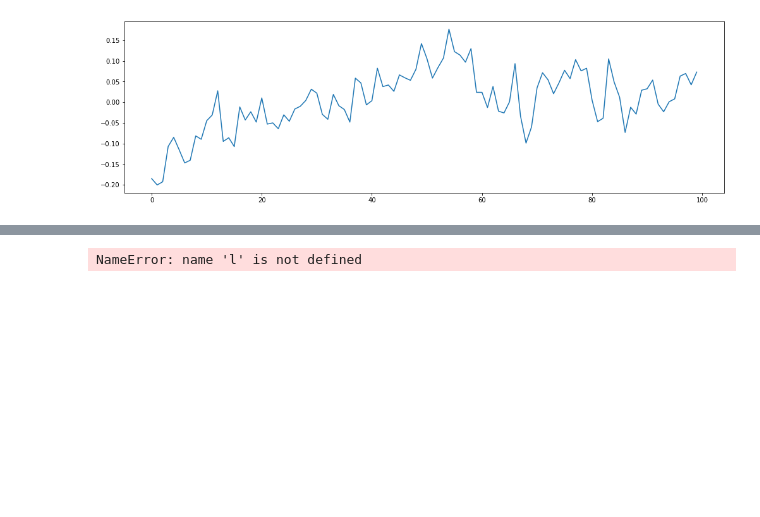
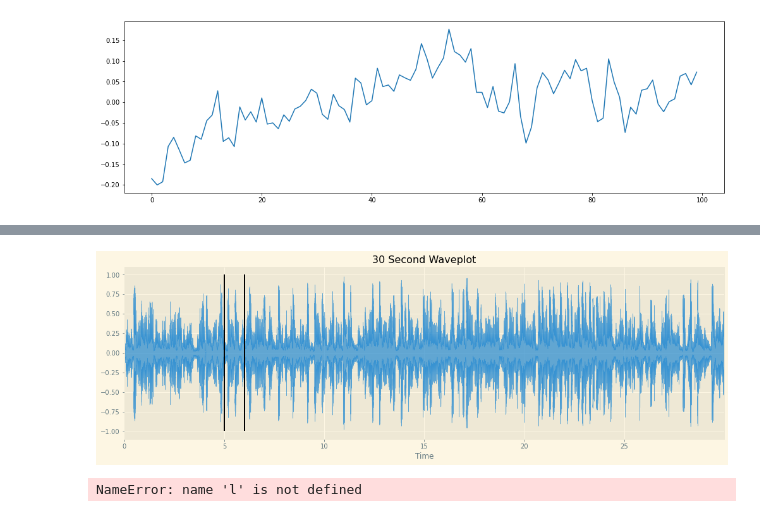
Before and after one commit to atsai24/music_audio_analysis, a Jupyter notebook: audio_data_pipeline.ipynb, the cells around one changed output, grey strips where cells are left out. Drawn from its saved outputs; the diff is of its cells as text; code cells hidden in the pictures; blank space fills up the shorter version.

```diff
--- a/audio_data_pipeline.ipynb
+++ b/audio_data_pipeline.ipynb
@@ -149,3 +145,10 @@ plt.plot(x)
+# %%
+librosa.display.waveplot(x, sr, alpha=0.7)
+plt.vlines([5, 6], -1, 1)
+plt.title('30 Second Waveplot')
+plt.savefig('img/Waveplot30s', facecolor = 'papayawhip');
+# %% [output]
+[figure, added]
 # %%
 ipd.Audio(data=l[0],rate = srs[0])
 # %% [output]
```
Also changed, not shown: parts of 7 cells of this notebook, 2 other files.
